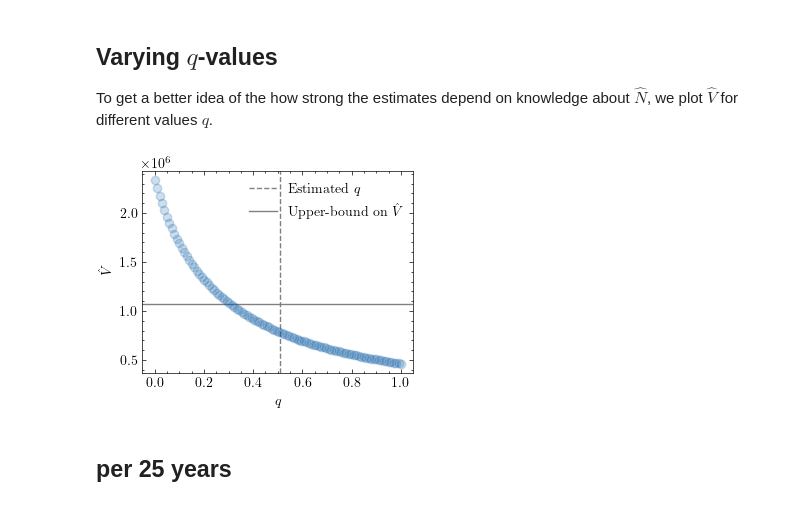
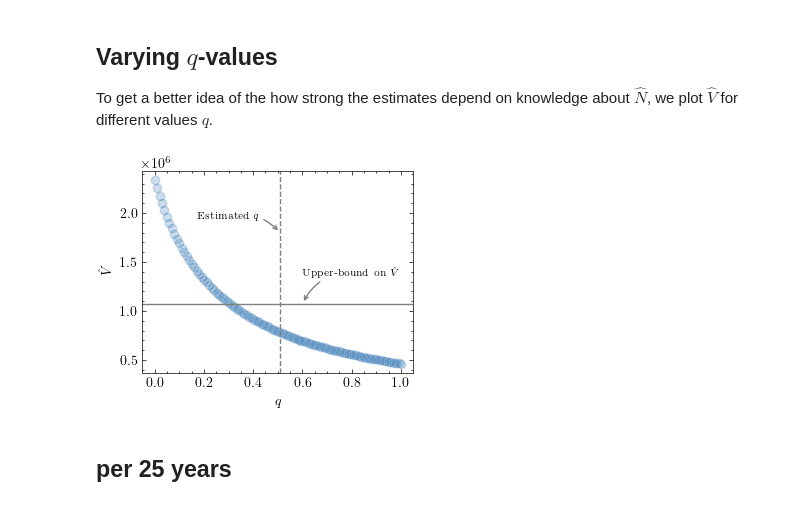
Before and after one commit to melvinwevers/vocapture, a Jupyter notebook: notebooks/analysis.ipynb, the cells around one changed output. Cells and saved outputs as stored; diff of their text form; code cells hidden in the pictures.

```diff
--- a/notebooks/analysis.ipynb
+++ b/notebooks/analysis.ipynb
@@ -199,18 +199,39 @@ To get a better idea of the how strong the estimates depend on knowledge about $
 # %%
 import numpy as np
 
 fig, ax = plt.subplots()
 ratios = np.linspace(0, 1 - 1e-7, 100)
 estimations = np.zeros(100)
 for i, ratio in enumerate(ratios):
     estimations[i] = chao_wor(counts, ratio)["V_est"]
 ax.plot(ratios, estimations, 'o', alpha=0.2)
-ax.axvline(q, color="grey", ls="--", zorder=-20, label="Estimated $q$")
-ax.axhline(N_est, color="grey", ls="-", zorder=-20, label=r"Upper-bound on $\hat{V}$")
+ax.axvline(q, color="grey", ls="--")
+ax.axhline(N_est, color="grey", ls="-")
 ax.set(xlabel="$q$", ylabel=r"$\hat{V}$")
-ax.legend();
+
+ax.annotate(
+    "Estimated $q$",
+    (q, 1.8*10**6),
+    size="x-small",
+    xytext=(-60, +10),
+    textcoords="offset points",
+    arrowprops=dict(
+        arrowstyle="->", color="grey", connectionstyle="arc3,rad=-0.3"
+    ),
+)
+
+ax.annotate(
+    r"Upper-bound on $\hat{V}$",
+    (0.6, N_est),
+    size="x-small",
+    xytext=(0, +20),
+    textcoords="offset points",
+    arrowprops=dict(
+        arrowstyle="->", color="grey", connectionstyle="arc3,rad=0.3"
+    ),
+);
 # %% [output]
-[figure, old version]
+[figure, new version]
 # %% [markdown]
 ## per 25 years
 # %%
```
